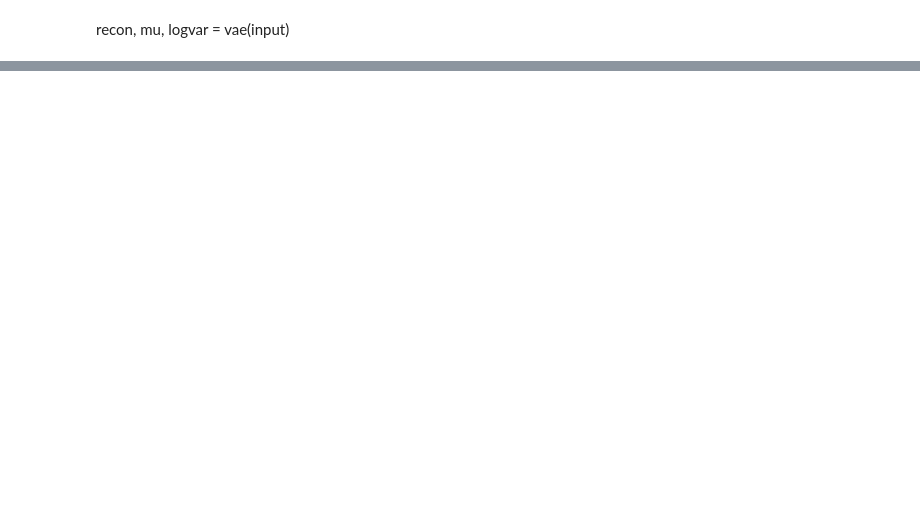
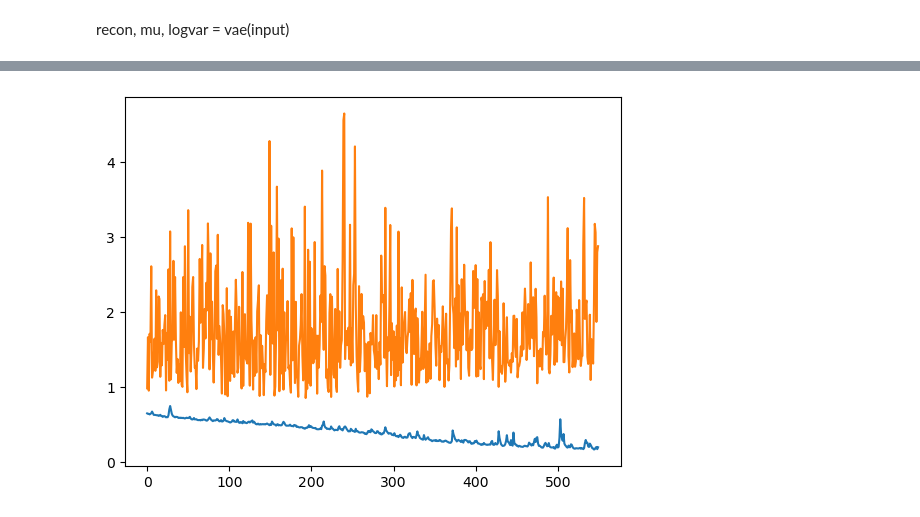
Before and after one commit to Zain-Mrza/gan_synthesis, a Jupyter notebook: notebooks/train.ipynb, the cells around one changed output, grey strips where cells are left out. Saved outputs shown, nothing was run; the diff lists cells and outputs as text; code cells hidden in the pictures; blank space fills up the shorter version.

```diff
--- a/notebooks/train.ipynb
+++ b/notebooks/train.ipynb
@@ -283,0 +206,9 @@ parameter_count(vae)
+# %%
+import matplotlib.pyplot as plt
+
+
+plt.plot(ce_losses[50:])
+plt.plot(val_losses[50:])
+plt.show()
+# %% [output]
+[figure, added]
```
Also changed, not shown: parts of 24 cells of this notebook, 8 other files.
